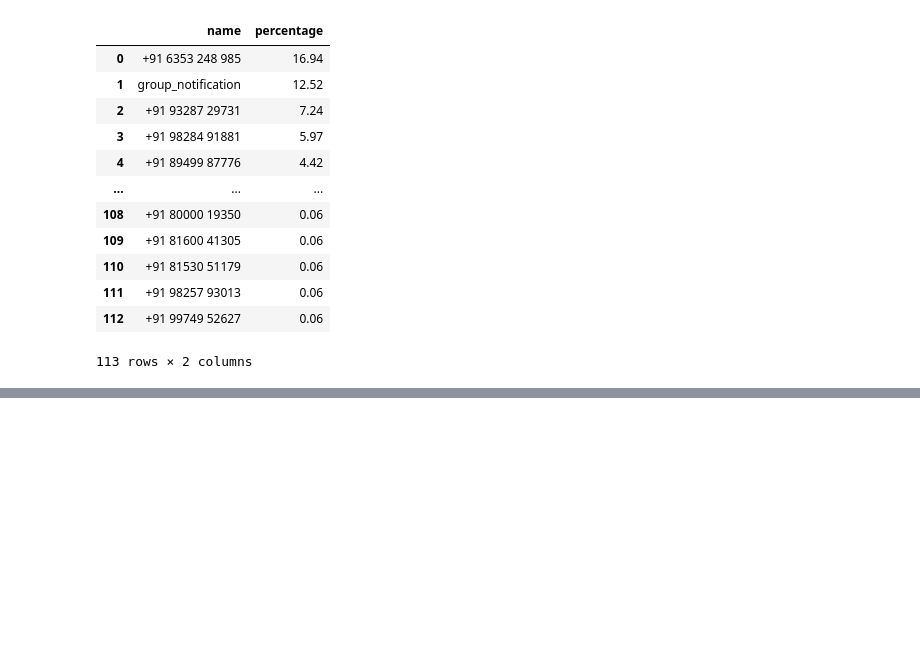
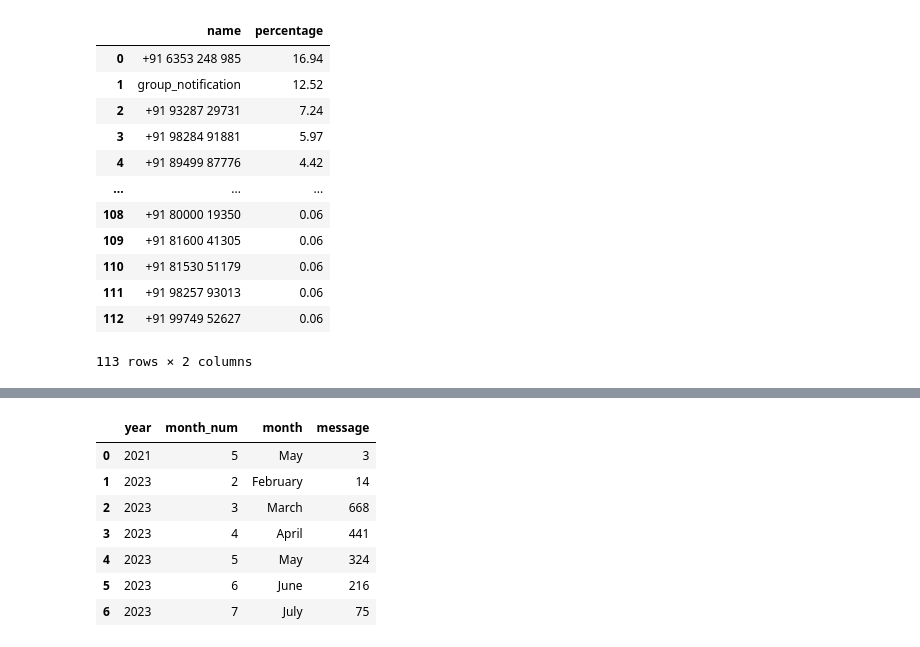
Before and after one commit to yash013/whatsapp_chat_analysis, a Jupyter notebook: whatsapp_chat_analysis.ipynb, the cells around one changed output, grey strips where cells are left out. Cells and saved outputs as stored; diff of their text form; code cells hidden in the pictures; blank space fills up the shorter version.

```diff
--- a/whatsapp_chat_analysis.ipynb
+++ b/whatsapp_chat_analysis.ipynb
@@ -292,0 +297,11 @@ pd.DataFrame(Counter(words).most_common(20))
+# %%
+timeline
+# %% [output]
+|  | year | month_num | month | message |
+| 0 | 2021 | 5 | May | 3 |
+| 1 | 2023 | 2 | February | 14 |
+| 2 | 2023 | 3 | March | 668 |
+| 3 | 2023 | 4 | April | 441 |
+| 4 | 2023 | 5 | May | 324 |
+| 5 | 2023 | 6 | June | 216 |
+| 6 | 2023 | 7 | July | 75 |
```
Also changed, not shown: parts of 14 cells of this notebook, 3 other files.
